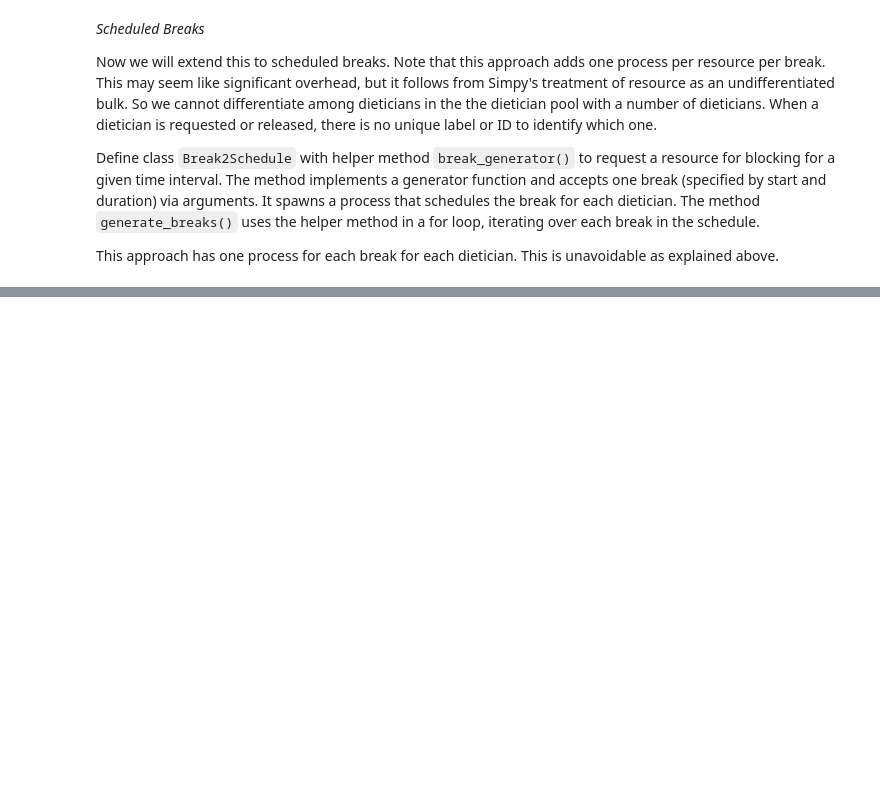
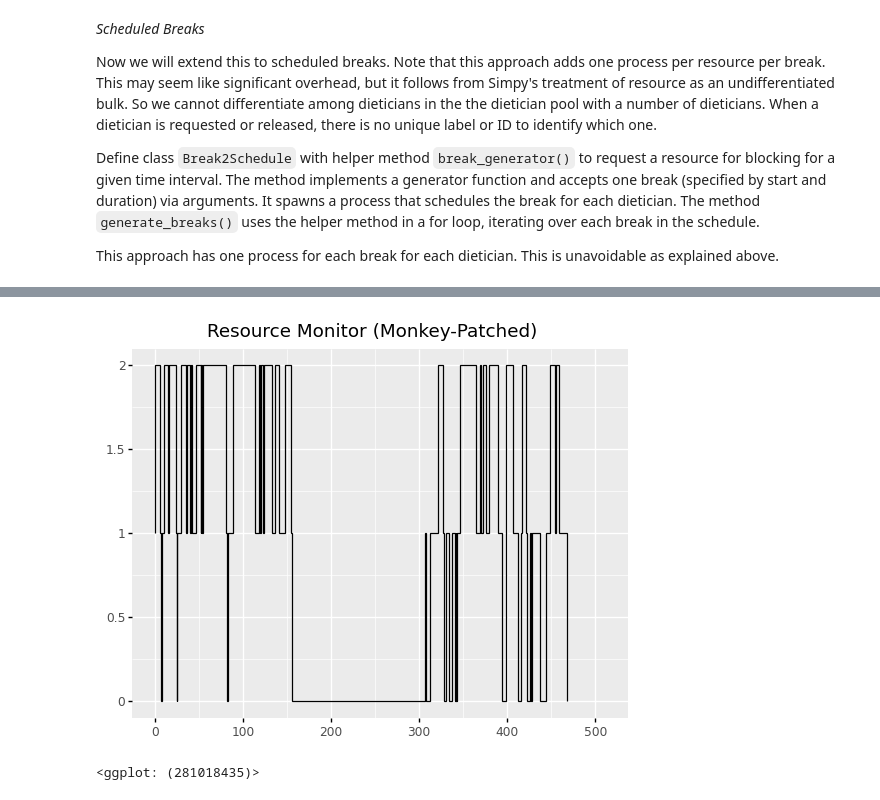
Before and after one commit to sunbee/factorySimulation, a Jupyter notebook: dieticianX_monitor.ipynb, the cells around one changed output, grey strips where cells are left out. Drawn from its saved outputs; the diff is of its cells as text; code cells hidden in the pictures; blank space fills up the shorter version.

```diff
--- a/dieticianX_monitor.ipynb
+++ b/dieticianX_monitor.ipynb
@@ -97,0 +108,6 @@ Patient 100 exited at 510.13, having spent 1.64 in clinic.
+# %%
+G.number_of_dieticians = 2
+G.simulation_horizon = 512
+ccc = Consultation(shift_length=150)
+b2s = Break2Schedule(ccc.env, ccc.dietician, [(10, 5), (30, 5)])
+sim_res = ccc.run_once()
@@ -97,0 +132,10 @@ Patient 100 exited at 510.13, having spent 1.64 in clinic.
+# %%
+x_monkey, y_monkey, _ = list(zip(*G.resource_monitor["dietician"]))
+pMonkey = ggplot(aes(x=x_monkey, y=y_monkey)) \
+            + geom_step() \
+            + xlim(0, G.simulation_horizon) \
+            + ggtitle("Resource Monitor (Monkey-Patched)")
+pMonkey
+# %% [output]
+[figure, added]
+<ggplot: (281018435)>
```
Also changed, not shown: parts of 6 cells of this notebook, 1 other file.
